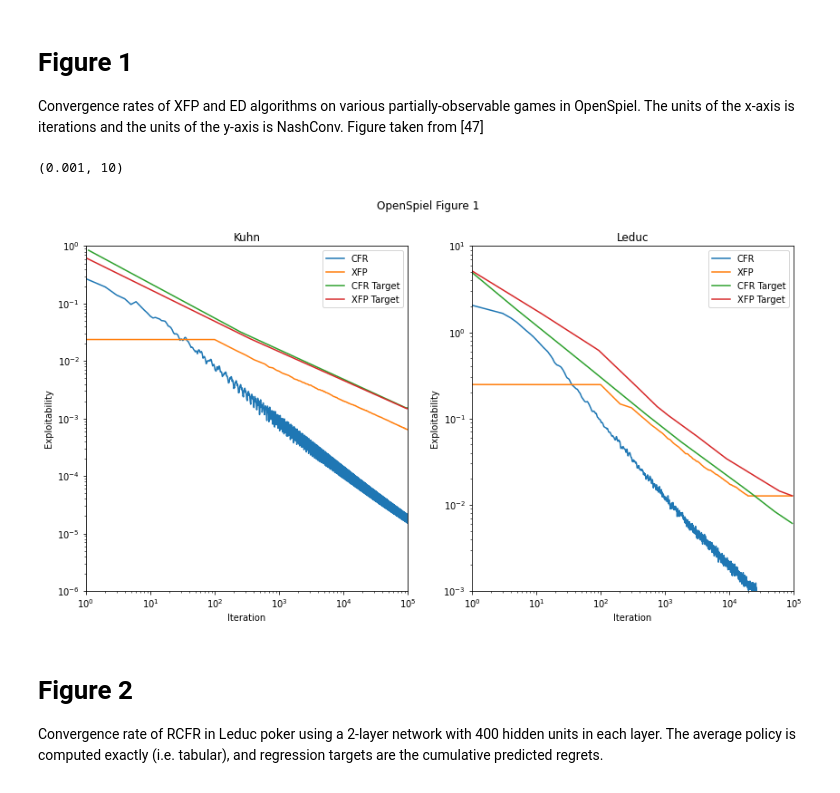
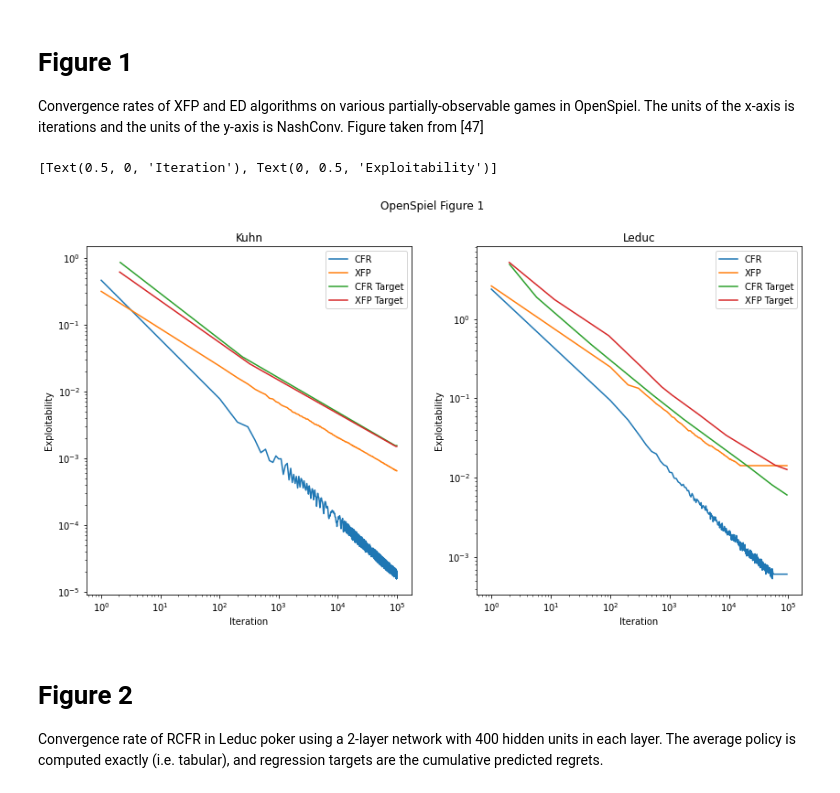
Before and after one commit to aicenter/openspiel_reproductions, a Jupyter notebook: benchmarks.ipynb, the cells around one changed output. Cells and saved outputs as stored; diff of their text form; code cells hidden in the pictures.

```diff
--- a/benchmarks.ipynb
+++ b/benchmarks.ipynb
@@ -9,20 +7,20 @@ import matplotlib.pyplot as plt
 import pandas as pd
 import numpy as np
 # %%
-def load_batch(log_records):
+def load_batch(log_records, idx_offset=0):
     dat = pd.DataFrame()
     for path, label in log_records:
         d = pd.read_csv(path)
         d = d.set_index('iteration').rename(columns={'exploitability':label})
         dat = dat.join(d, how='outer')
+    dat.index += idx_offset
     return dat
 
 def log_interp(df, method="index"):
-    with np.errstate(divide='ignore', invalid='ignore'):
-        df.index = df.index.map(np.log)
-        df = df.apply(np.log)
+    df.index = df.index.map(np.log)
+    df = df.apply(np.log)
 
-    df = df.interpolate(method)
+    df = df.interpolate(method=method)
 
     df.index = df.index.map(np.exp)
     df = df.apply(np.exp)
@@ -31,36 +29,41 @@ def log_interp(df, method="index"):
 # Figure 1
 Convergence rates of XFP and ED algorithms on various partially-observable games in OpenSpiel. The units of the x-axis is iterations and the units of the y-axis is NashConv. Figure taken from [47]
 # %%
-kuhn_logs = [("./logs/rcfr/cfr_kuhn_0.csv", "CFR"),
-             ("./logs/nfsp/xfp_kuhn_0.csv", "XFP"),
+kuhn_logs = [("./logs/cfr_kuhn_1.csv", "CFR"),
+             ("./logs/xfp_kuhn_0.csv", "XFP"),
              ("./target_results/fig1_cfr_kuhn.csv", "CFR Target"),
              ("./target_results/fig1_xfp_kuhn.csv", "XFP Target")
             ]
 
-leduc_logs = [("./logs/rcfr/cfr_leduc_0.csv", "CFR"),
-              ("./logs/nfsp/xfp_leduc_0.csv", "XFP"),
+leduc_logs = [("./logs/cfr_leduc_2.csv", "CFR"),
+              ("./logs/xfp_leduc_1.csv", "XFP"),
               ("./target_results/fig1_cfr_leduc.csv", "CFR Target"),
               ("./target_results/fig1_xfp_leduc.csv", "XFP Target")
             ]
 
-kuhn_dat = log_interp(load_batch(kuhn_logs))
-leduc_dat = log_interp(load_batch(leduc_logs))
+kuhn_dat = log_interp(load_batch(kuhn_logs, idx_offset=1))
+leduc_dat = log_interp(load_batch(leduc_logs, idx_offset=1))
+# kuhn_dat["CFR Target"] /= 2
+# kuhn_dat["XFP Target"] /= 2
+# leduc_dat["CFR Target"] /= 2
+# leduc_dat["XFP Target"] /= 2
+#leduc_dat["CFR"] *= 2
 
 fig, axes = plt.subplots(nrows=1, ncols=2, figsize=(14,7))
 fig.suptitle('OpenSpiel Figure 1')
 
-ax = kuhn_dat.plot(title="Kuhn", loglog=True, ax=axes[0])
+ax = kuhn_dat.plot(title="Kuhn", logx=True, logy=True, ax=axes[0])
 ax.set(xlabel="Iteration", ylabel="Exploitability")
-ax.set_xlim((1, 10e4))
-ax.set_ylim((10e-7, 1))
+#ax.set_xlim((1, 10e4))
+#ax.set_ylim((10e-7, 1))
 
 ax = leduc_dat.plot(title="Leduc", loglog=True, ax=axes[1])
 ax.set(xlabel="Iteration", ylabel="Exploitability")
-ax.set_xlim((1, 10e4))
-ax.set_ylim((10e-4, 10))
+#ax.set_xlim((1, 10e4))
+#ax.set_ylim((10e-4, 10))
 # %% [output]
-(0.001, 10)
+[Text(0.5, 0, 'Iteration'), Text(0, 0.5, 'Exploitability')]
-[figure, old version]
+[figure, new version]
 # %% [markdown]
 # Figure 2
 Convergence rate of RCFR in Leduc poker using a 2-layer network with 400 hidden units in each layer. The average policy is computed exactly (i.e. tabular), and regression targets are the
```
Also changed, not shown: parts of 5 cells of this notebook.
